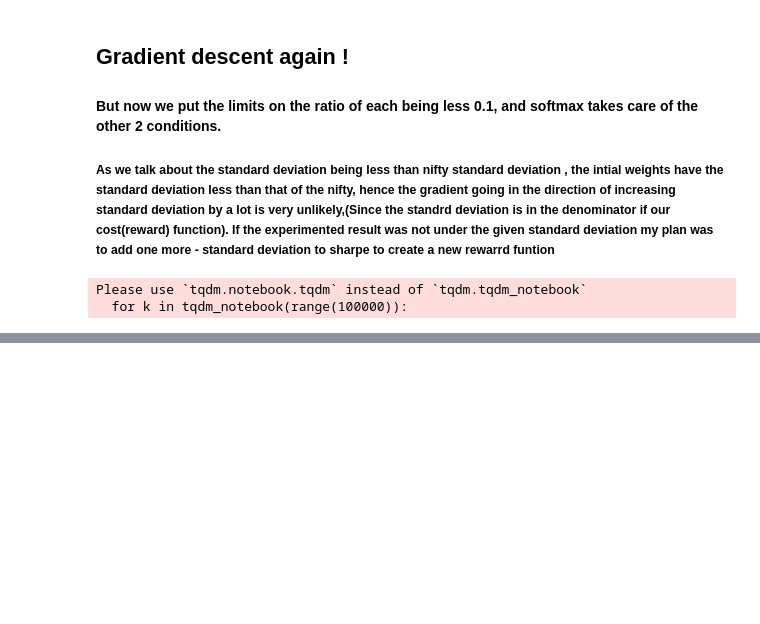
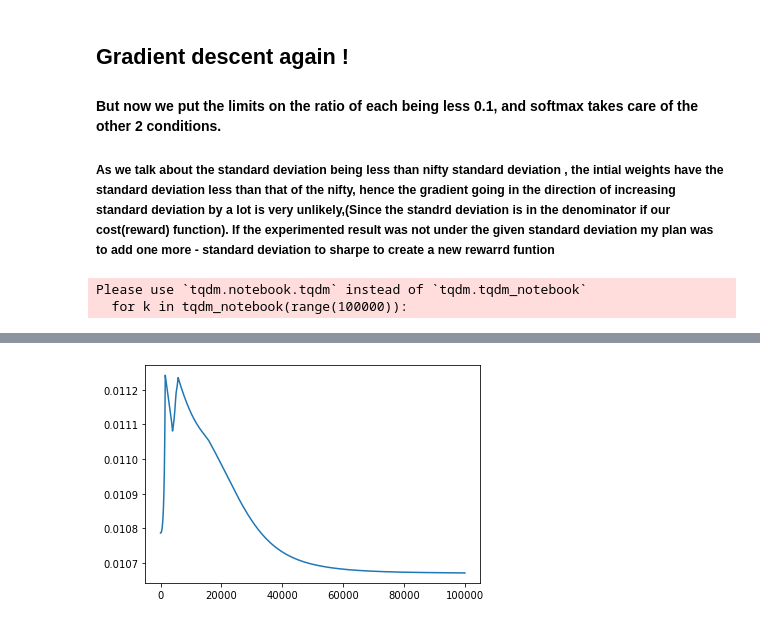
Before and after one commit to soulreaper0590/Nifty_anal, a Jupyter notebook: NIFTY50.ipynb, the cells around one changed output, grey strips where cells are left out. Drawn from its saved outputs; the diff is of its cells as text; code cells hidden in the pictures; blank space fills up the shorter version.

```diff
--- a/NIFTY50.ipynb
+++ b/NIFTY50.ipynb
@@ -323,3 +322,8 @@ plt.show()
+# %%
+plt.plot(sds)
+plt.show()
+# %% [output]
+[figure, added]
 # %%
 np.max(sharpes)
 # %% [output]
```
Also changed, not shown: parts of 18 cells of this notebook, 1 other file.
